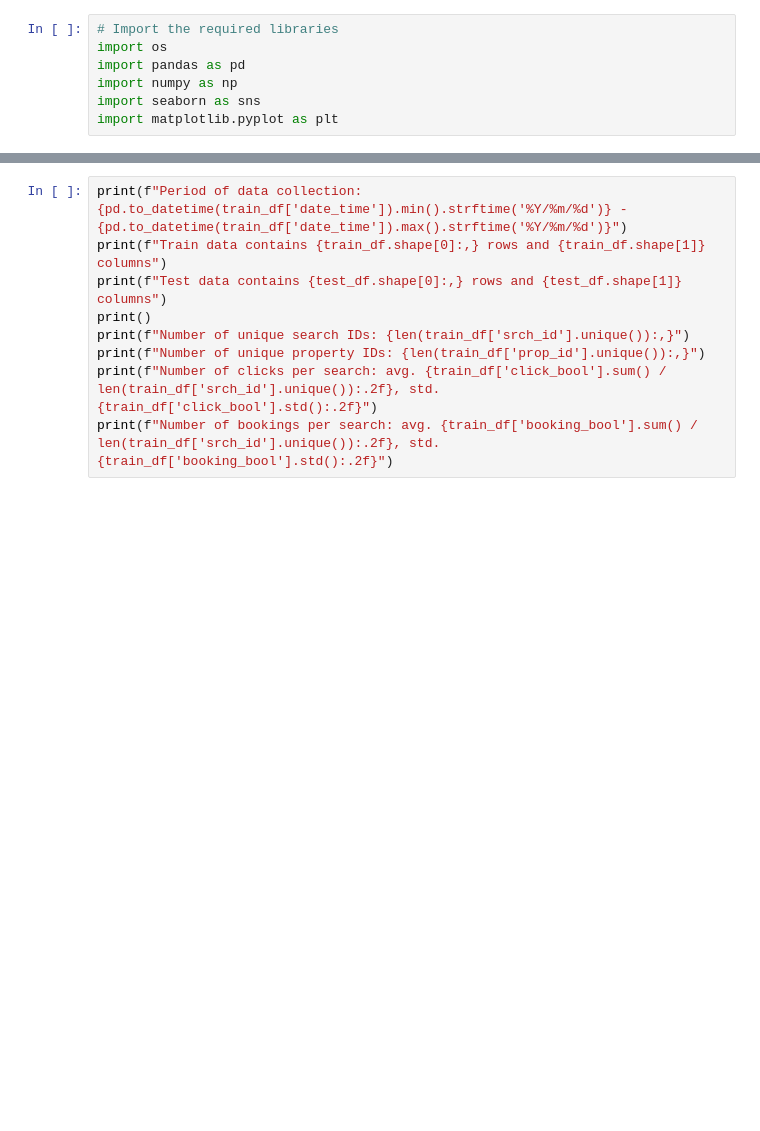
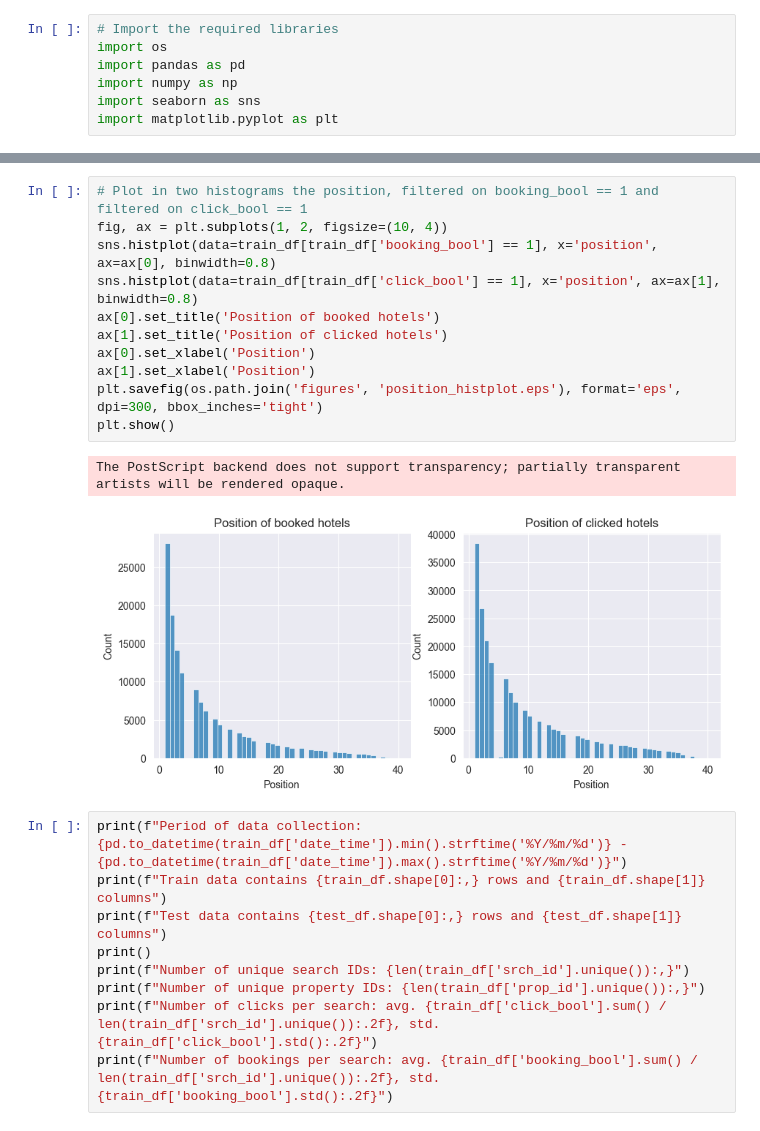
Before and after one commit to merelhaisma/DMT2, a Jupyter notebook: Assignment2_DataExploration.ipynb, the cells around one changed output, grey strips where cells are left out. Drawn from its saved outputs; the diff is of its cells as text; blank space fills up the shorter version.

```diff
--- a/Assignment2_DataExploration.ipynb
+++ b/Assignment2_DataExploration.ipynb
@@ -20,3 +23,17 @@ else:
+# %%
+# Plot in two histograms the position, filtered on booking_bool == 1 and filtered on click_bool == 1
+fig, ax = plt.subplots(1, 2, figsize=(10, 4))
+sns.histplot(data=train_df[train_df['booking_bool'] == 1], x='position', ax=ax[0], binwidth=0.8)
+sns.histplot(data=train_df[train_df['click_bool'] == 1], x='position', ax=ax[1], binwidth=0.8)
+ax[0].set_title('Position of booked hotels')
+ax[1].set_title('Position of clicked hotels')
+ax[0].set_xlabel('Position')
+ax[1].set_xlabel('Position')
+plt.savefig(os.path.join('figures', 'position_histplot.eps'), format='eps', dpi=300, bbox_inches='tight')
+plt.show()
+# %% [output]
+The PostScript backend does not support transparency; partially transparent artists will be rendered opaque.
+[figure, added]
 # %%
 print(f"Period of data collection: {pd.to_datetime(train_df['date_time']).min().strftime('%Y/%m/%d')} - {pd.to_datetime(train_df['date_time']).max().strftime('%Y/%m/%d')}")
 print(f"Train data contains {train_df.shape[0]:,} rows and {train_df.shape[1]} columns")
```
Also changed, not shown: parts of 27 cells of this notebook, 2 other files.
